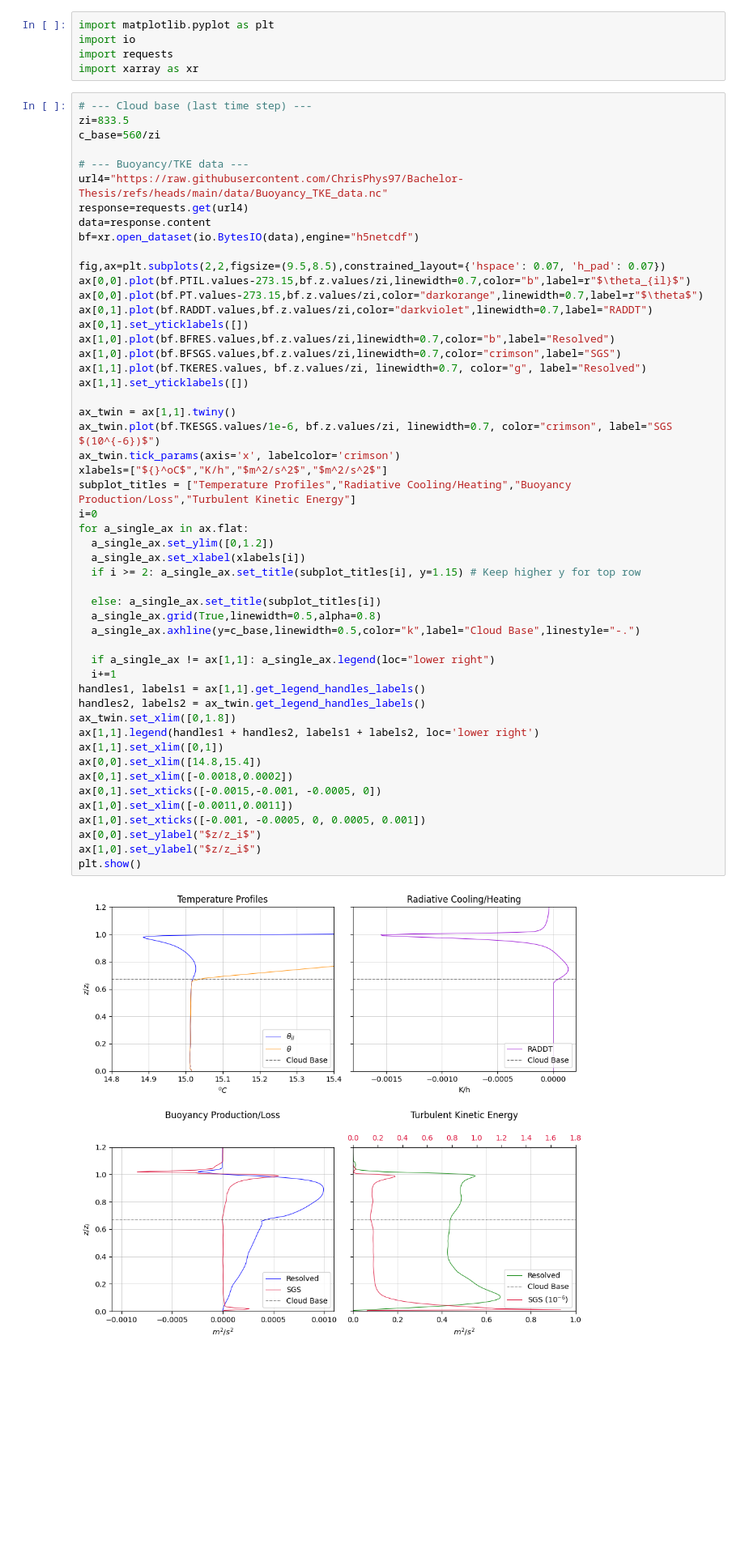
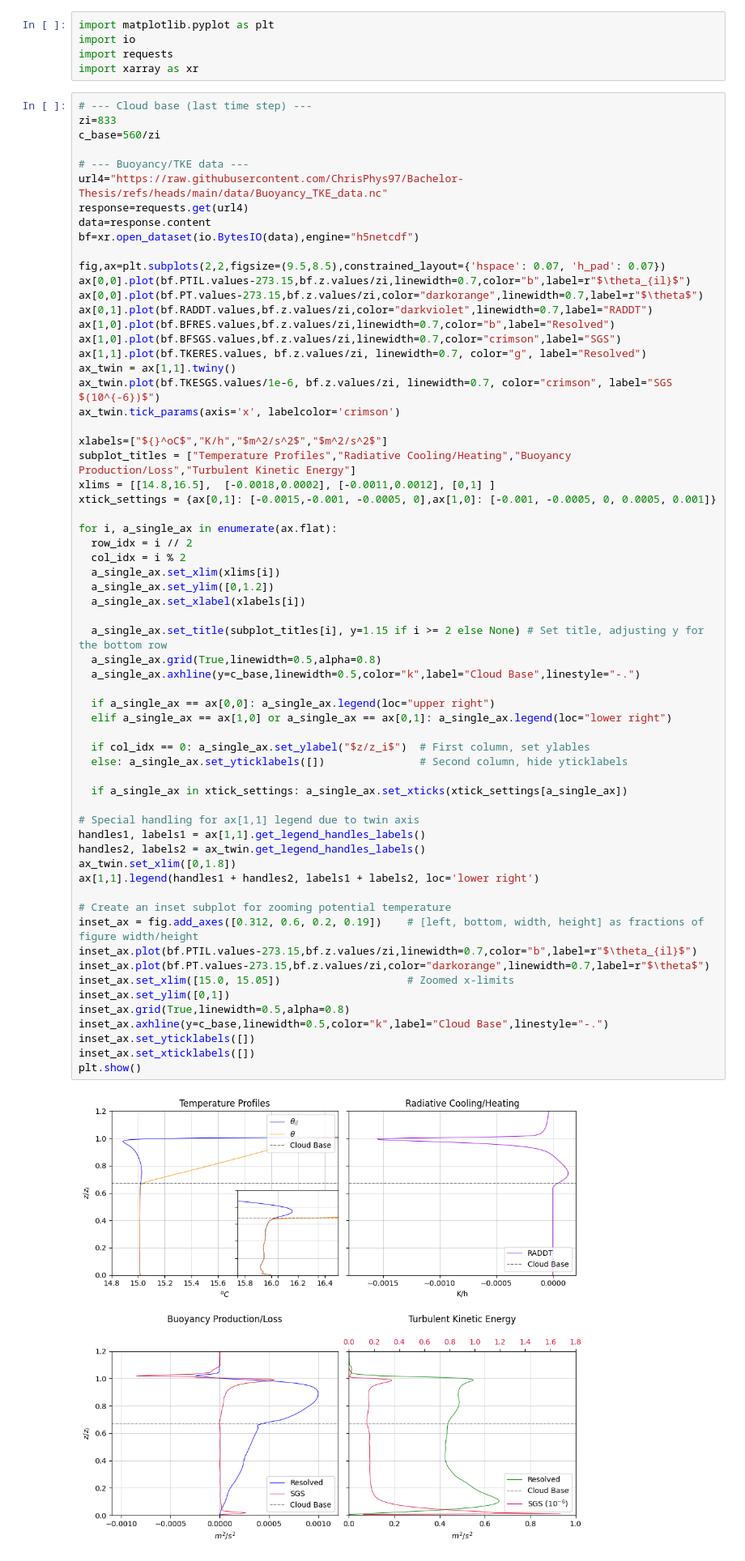
Before and after one commit to ChrisPhys97/Bachelor-Thesis, a Jupyter notebook: TKE-Buoyancy Results.ipynb, the cells around one changed output. Shown at 81% size. Saved outputs shown, nothing was run; the diff lists cells and outputs as text; blank space fills up the shorter version.

```diff
--- a/TKE-Buoyancy Results.ipynb
+++ b/TKE-Buoyancy Results.ipynb
@@ -5,57 +5,69 @@ import requests
 import xarray as xr
 # %%
 # --- Cloud base (last time step) ---
-zi=833.5
+zi=833
 c_base=560/zi
 
 # --- Buoyancy/TKE data ---
 url4="https://raw.githubusercontent.com/ChrisPhys97/Bachelor-Thesis/refs/heads/main/data/Buoyancy_TKE_data.nc"
 response=requests.get(url4)
 data=response.content
 bf=xr.open_dataset(io.BytesIO(data),engine="h5netcdf")
 
 fig,ax=plt.subplots(2,2,figsize=(9.5,8.5),constrained_layout={'hspace': 0.07, 'h_pad': 0.07})
 ax[0,0].plot(bf.PTIL.values-273.15,bf.z.values/zi,linewidth=0.7,color="b",label=r"$\theta_{il}$")
 ax[0,0].plot(bf.PT.values-273.15,bf.z.values/zi,color="darkorange",linewidth=0.7,label=r"$\theta$")
 ax[0,1].plot(bf.RADDT.values,bf.z.values/zi,color="darkviolet",linewidth=0.7,label="RADDT")
-ax[0,1].set_yticklabels([])
 ax[1,0].plot(bf.BFRES.values,bf.z.values/zi,linewidth=0.7,color="b",label="Resolved")
 ax[1,0].plot(bf.BFSGS.values,bf.z.values/zi,linewidth=0.7,color="crimson",label="SGS")
 ax[1,1].plot(bf.TKERES.values, bf.z.values/zi, linewidth=0.7, color="g", label="Resolved")
-ax[1,1].set_yticklabels([])
-
 ax_twin = ax[1,1].twiny()
 ax_twin.plot(bf.TKESGS.values/1e-6, bf.z.values/zi, linewidth=0.7, color="crimson", label="SGS $(10^{-6})$")
 ax_twin.tick_params(axis='x', labelcolor='crimson')
+
 xlabels=["${}^oC$","K/h","$m^2/s^2$","$m^2/s^2$"]
 subplot_titles = ["Temperature Profiles","Radiative Cooling/Heating","Buoyancy Production/Loss","Turbulent Kinetic Energy"]
-i=0
-for a_single_ax in ax.flat:
+xlims = [[14.8,16.5],  [-0.0018,0.0002], [-0.0011,0.0012], [0,1] ]
+xtick_settings = {ax[0,1]: [-0.0015,-0.001, -0.0005, 0],ax[1,0]: [-0.001, -0.0005, 0, 0.0005, 0.001]}
+
+for i, a_single_ax in enumerate(ax.flat):
+  row_idx = i // 2
+  col_idx = i % 2
+  a_single_ax.set_xlim(xlims[i])
   a_single_ax.set_ylim([0,1.2])
   a_single_ax.set_xlabel(xlabels[i])
-  if i >= 2: a_single_ax.set_title(subplot_titles[i], y=1.15) # Keep higher y for top row
 
-  else: a_single_ax.set_title(subplot_titles[i])
+  a_single_ax.set_title(subplot_titles[i], y=1.15 if i >= 2 else None) # Set title, adjusting y for the bottom row
   a_single_ax.grid(True,linewidth=0.5,alpha=0.8)
   a_single_ax.axhline(y=c_base,linewidth=0.5,color="k",label="Cloud Base",linestyle="-.")
 
-  if a_single_ax != ax[1,1]: a_single_ax.legend(loc="lower right")
-  i+=1
+  if a_single_ax == ax[0,0]: a_single_ax.legend(loc="upper right")
+  elif a_single_ax == ax[1,0] or a_single_ax == ax[0,1]: a_single_ax.legend(loc="lower right")
+
+  if col_idx == 0: a_single_ax.set_ylabel("$z/z_i$")  # First column, set ylables
+  else: a_single_ax.set_yticklabels([])               # Second column, hide yticklabels
+
+  if a_single_ax in xtick_settings: a_single_ax.set_xticks(xtick_settings[a_single_ax])
+
+# Special handling for ax[1,1] legend due to twin axis
 handles1, labels1 = ax[1,1].get_legend_handles_labels()
 handles2, labels2 = ax_twin.get_legend_handles_labels()
 ax_twin.set_xlim([0,1.8])
 ax[1,1].legend(handles1 + handles2, labels1 + labels2, loc='lower right')
-ax[1,1].set_xlim([0,1])
-ax[0,0].set_xlim([14.8,15.4])
-ax[0,1].set_xlim([-0.0018,0.0002])
-ax[0,1].set_xticks([-0.0015,-0.001, -0.0005, 0])
-ax[1,0].set_xlim([-0.0011,0.0011])
-ax[1,0].set_xticks([-0.001, -0.0005, 0, 0.0005, 0.001])
-ax[0,0].set_ylabel("$z/z_i$")
-ax[1,0].set_ylabel("$z/z_i$")
+
+# Create an inset subplot for zooming potential temperature
+inset_ax = fig.add_axes([0.312, 0.6, 0.2, 0.19])    # [left, bottom, width, height] as fractions of figure width/height
+inset_ax.plot(bf.PTIL.values-273.15,bf.z.values/zi,linewidth=0.7,color="b",label=r"$\theta_{il}$")
+inset_ax.plot(bf.PT.values-273.15,bf.z.values/zi,color="darkorange",linewidth=0.7,label=r"$\theta$")
+inset_ax.set_xlim([15.0, 15.05])                    # Zoomed x-limits
+inset_ax.set_ylim([0,1])
+inset_ax.grid(True,linewidth=0.5,alpha=0.8)
+inset_ax.axhline(y=c_base,linewidth=0.5,color="k",label="Cloud Base",linestyle="-.")
+inset_ax.set_yticklabels([])
+inset_ax.set_xticklabels([])
 plt.show()
 # %% [output]
-[figure, old version]
+[figure, new version]
 # %% [markdown]
 ## Results and Discussion
 # %% [markdown]
```
